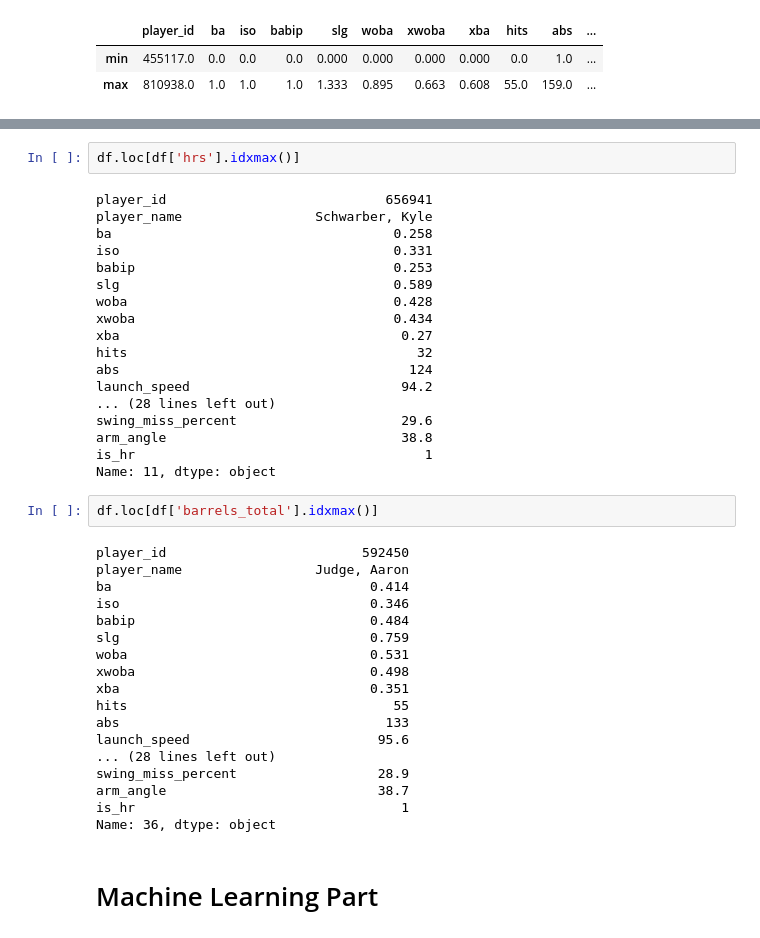
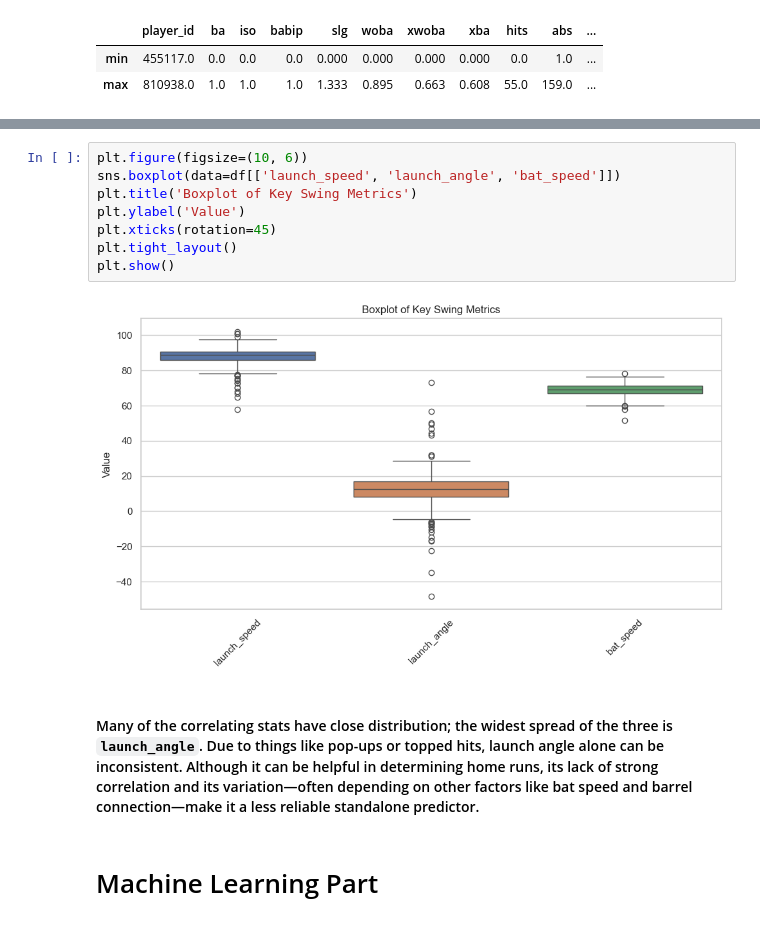
Before and after one commit to meganclapinski25/mlb-hr-prediction, a Jupyter notebook: notebooks/01_exploratory_analysis.ipynb, the cells around one changed output, grey strips where cells are left out. Cells and saved outputs as stored; diff of their text form.

```diff
--- a/notebooks/01_exploratory_analysis.ipynb
+++ b/notebooks/01_exploratory_analysis.ipynb
@@ -429,43 +409,15 @@ Name: 489, dtype: object
-# %%
-df.loc[df['hrs'].idxmax()]
-# %% [output]
-player_id                            656941
-player_name                 Schwarber, Kyle
-ba                                    0.258
-iso                                   0.331
-babip                                 0.253
-slg                                   0.589
-woba                                  0.428
-xwoba                                 0.434
-xba                                    0.27
-hits                                     32
-abs                                     124
-launch_speed                           94.2
-... (28 lines left out)
-swing_miss_percent                     29.6
-arm_angle                              38.8
-is_hr                                     1
-Name: 11, dtype: object
-# %%
-df.loc[df['barrels_total'].idxmax()]
-# %% [output]
-player_id                         592450
-player_name                 Judge, Aaron
-ba                                 0.414
-iso                                0.346
-babip                              0.484
-slg                                0.759
-woba                               0.531
-xwoba                              0.498
-xba                                0.351
-hits                                  55
-abs                                  133
-launch_speed                        95.6
-... (28 lines left out)
-swing_miss_percent                  28.9
-arm_angle                           38.7
-is_hr                                  1
-Name: 36, dtype: object
+# %%
+plt.figure(figsize=(10, 6))
+sns.boxplot(data=df[['launch_speed', 'launch_angle', 'bat_speed']])
+plt.title('Boxplot of Key Swing Metrics')
+plt.ylabel('Value')
+plt.xticks(rotation=45)
+plt.tight_layout()
+plt.show()
+# %% [output]
+[figure, added]
+# %% [markdown]
+#### Many of the correlating stats have close distribution; the widest spread of the three is `launch_angle`. Due to things like pop-ups or topped hits, launch angle alone can be inconsistent. Although it can be helpful in determining home runs, its lack of strong correlation and its variation—often depending on other factors like bat speed and barrel connection—make it a less reliable standalone predictor.
 # %% [markdown]
 # Machine Learning Part
 # %% [markdown]
```
Also changed, not shown: parts of 3 cells of this notebook.
